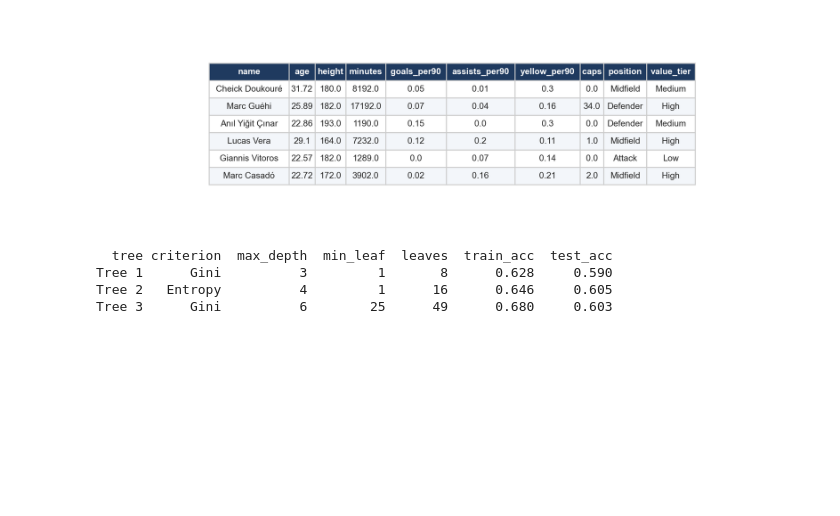
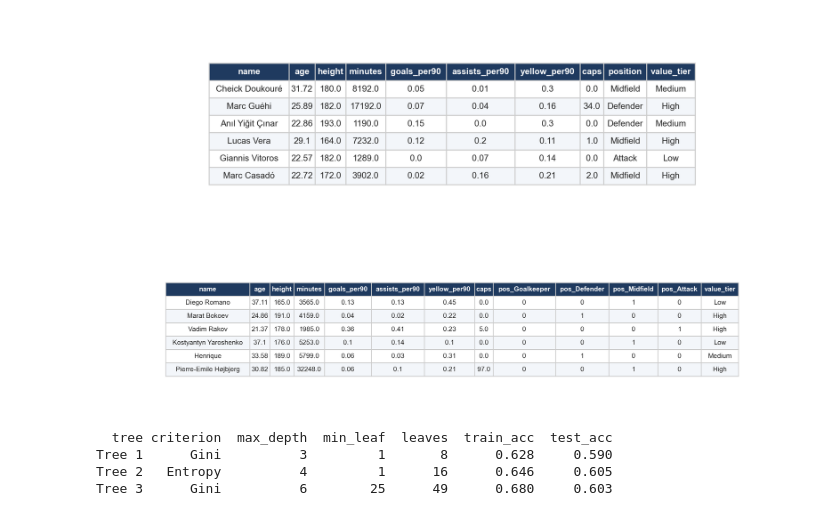
Before and after one commit to karan-cheemalapati/Soccer-Analytics, a Jupyter notebook: notebooks/03_naive_bayes_trees.ipynb, the cells around one changed output. Saved outputs shown, nothing was run; the diff lists cells and outputs as text; code cells hidden in the pictures; blank space fills up the shorter version.

```diff
--- a/notebooks/03_naive_bayes_trees.ipynb
+++ b/notebooks/03_naive_bayes_trees.ipynb
@@ -336,6 +373,10 @@ train: 4000  test: 1000  overlap: 0
 [figure]
 [figure]
 [figure]
+# %%
+table_image(dt_train[["name"] + DT_FEATURES + ["value_tier"]], IMG / "dt_model_ready.png", n=6)
+# %% [output]
+[figure, added]
 # %%
 tree_specs = {
     "Tree 1": ("Gini", dict(criterion="gini", max_depth=3)),
```
Also changed, not shown: parts of 3 cells of this notebook, 36 other files.
